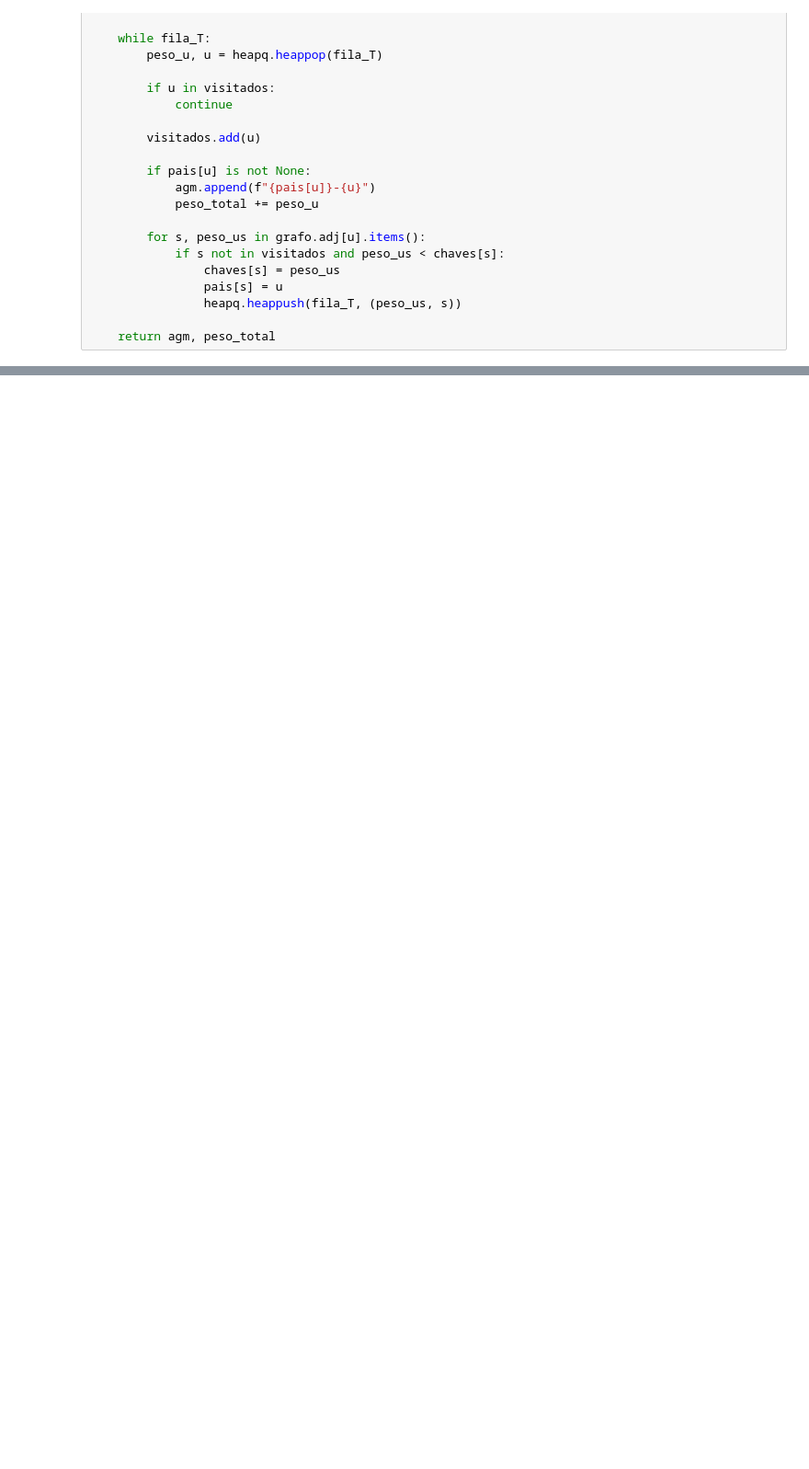
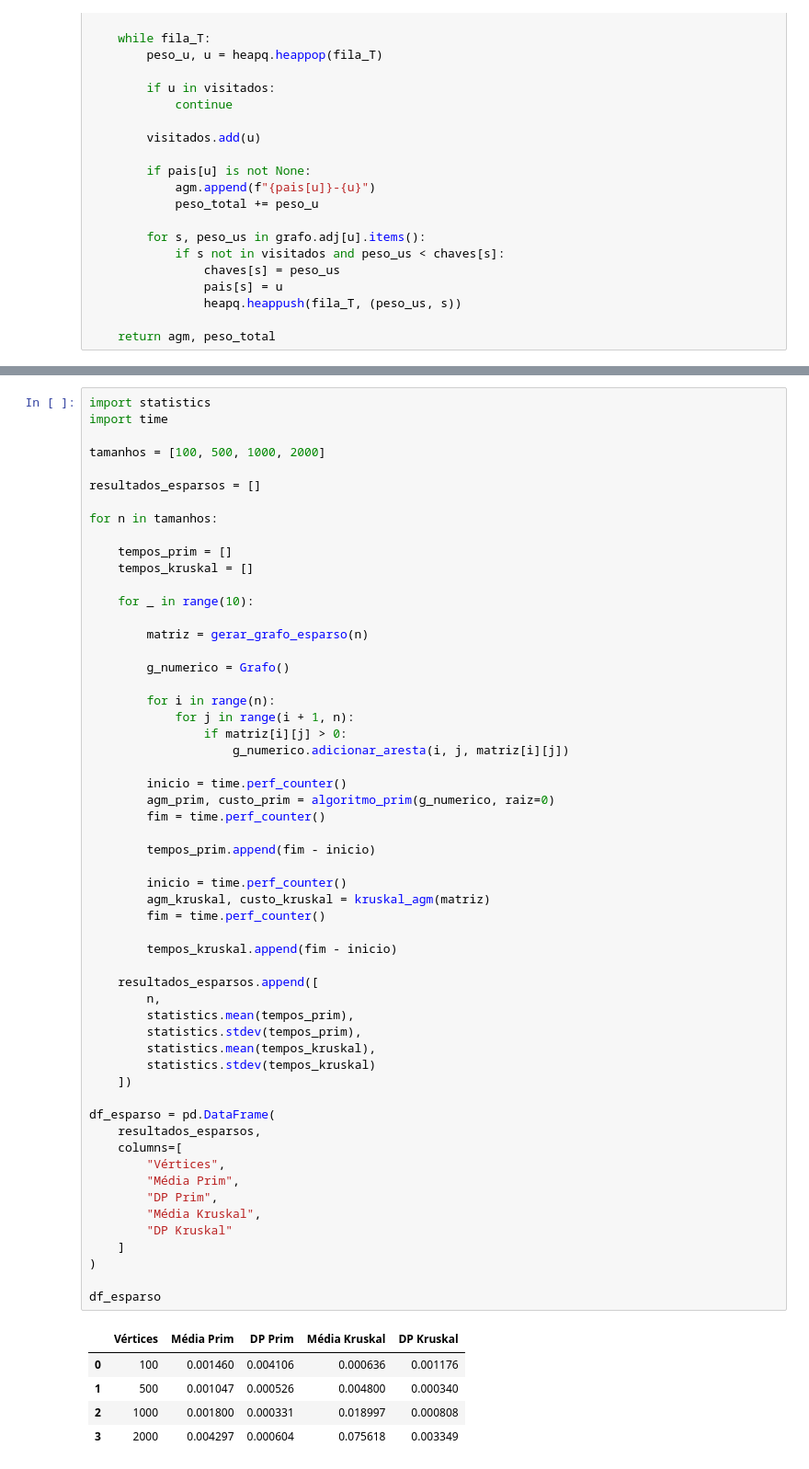
Before and after one commit to Erc-prog-xD/Grafos_trabfinal, a Jupyter notebook: Prim_Kruskal.ipynb, the cells around one changed output, grey strips where cells are left out. Shown at 92% size. Drawn from its saved outputs; the diff is of its cells as text; blank space fills up the shorter version.

```diff
--- a/Prim_Kruskal.ipynb
+++ b/Prim_Kruskal.ipynb
@@ -341,0 +660,62 @@ plotar_agm(coords, agm_prim_convertida, "Árvore Geradora Mínima - Prim", custo
+# %%
+import statistics
+import time
+
+tamanhos = [100, 500, 1000, 2000]
+
+resultados_esparsos = []
+
+for n in tamanhos:
+
+    tempos_prim = []
+    tempos_kruskal = []
+
+    for _ in range(10):
+
+        matriz = gerar_grafo_esparso(n)
+
+        g_numerico = Grafo()
+
+        for i in range(n):
+            for j in range(i + 1, n):
+                if matriz[i][j] > 0:
+                    g_numerico.adicionar_aresta(i, j, matriz[i][j])
+
+        inicio = time.perf_counter()
+        agm_prim, custo_prim = algoritmo_prim(g_numerico, raiz=0)
+        fim = time.perf_counter()
+
+        tempos_prim.append(fim - inicio)
+
+        inicio = time.perf_counter()
+        agm_kruskal, custo_kruskal = kruskal_agm(matriz)
+        fim = time.perf_counter()
+
+        tempos_kruskal.append(fim - inicio)
+
+    resultados_esparsos.append([
+        n,
+        statistics.mean(tempos_prim),
+        statistics.stdev(tempos_prim),
+        statistics.mean(tempos_kruskal),
+        statistics.stdev(tempos_kruskal)
+    ])
+
+df_esparso = pd.DataFrame(
+    resultados_esparsos,
+    columns=[
+        "Vértices",
+        "Média Prim",
+        "DP Prim",
+        "Média Kruskal",
+        "DP Kruskal"
+    ]
+)
+
+df_esparso
+# %% [output]
+|  | Vértices | Média Prim | DP Prim | Média Kruskal | DP Kruskal |
+| 0 | 100 | 0.001460 | 0.004106 | 0.000636 | 0.001176 |
+| 1 | 500 | 0.001047 | 0.000526 | 0.004800 | 0.000340 |
+| 2 | 1000 | 0.001800 | 0.000331 | 0.018997 | 0.000808 |
+| 3 | 2000 | 0.004297 | 0.000604 | 0.075618 | 0.003349 |
```
Also changed, not shown: parts of 10 cells of this notebook, 3 other files.
